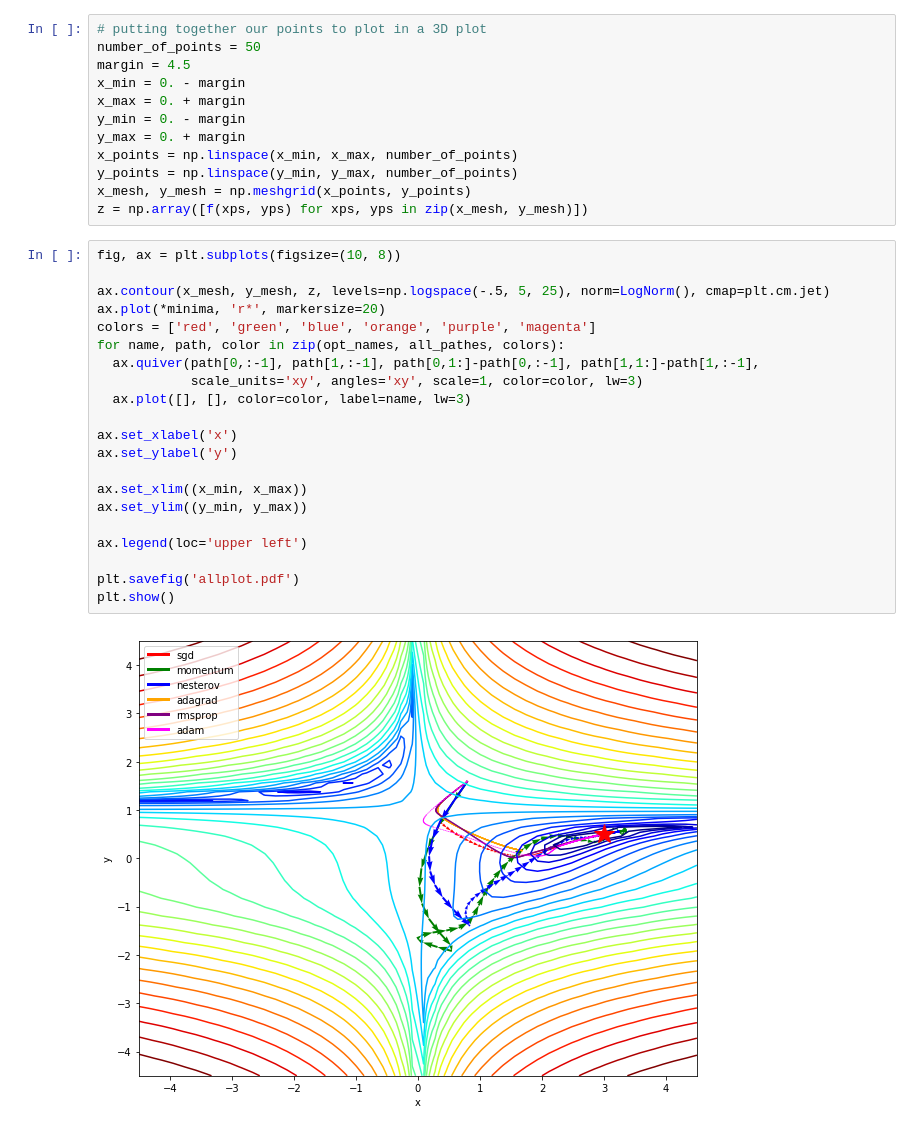
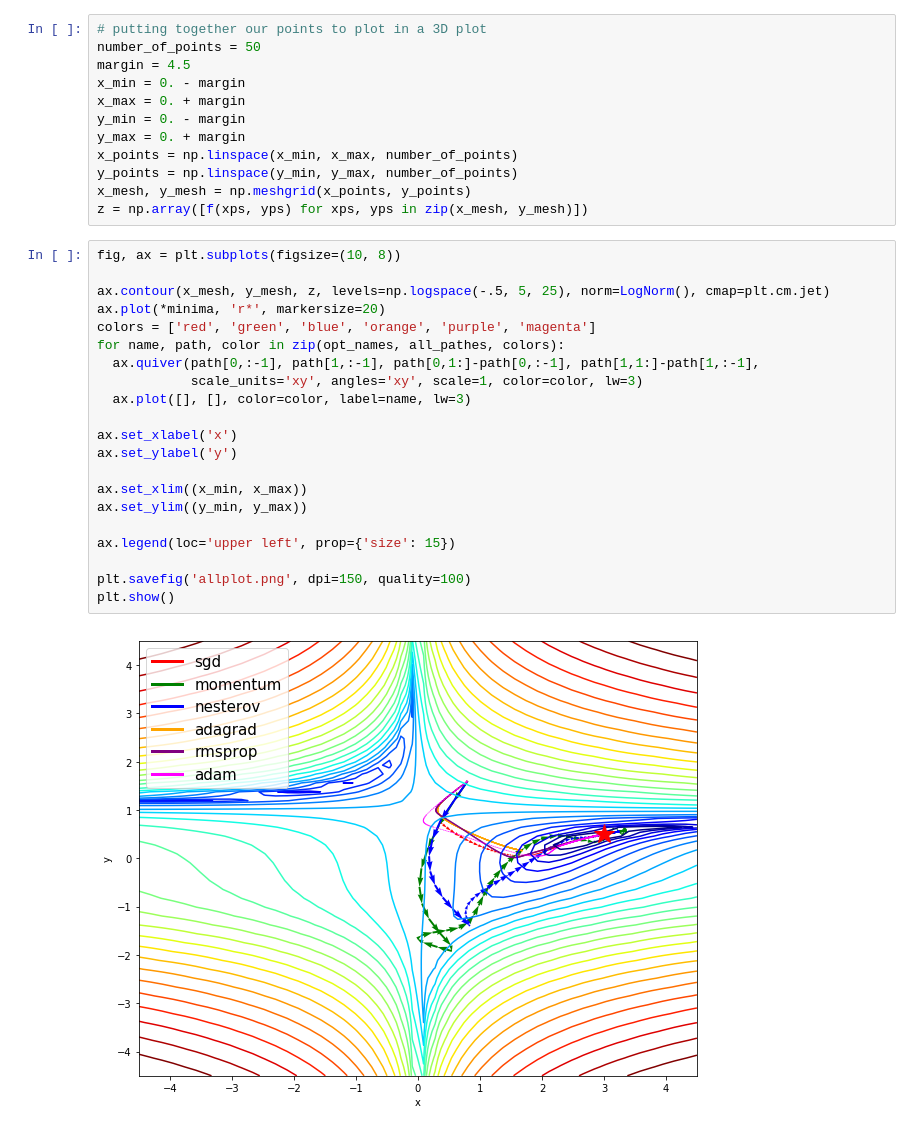
Before and after one commit to ilguyi/optimizers.numpy, a Jupyter notebook: optimizer.tf.all.opt.plot.ipynb, the cells around one changed output. Saved outputs shown, nothing was run; the diff lists cells and outputs as text.

Commit message:
change README typo and optimizer.tf.plot legend size

```diff
--- a/optimizer.tf.all.opt.plot.ipynb
+++ b/optimizer.tf.all.opt.plot.ipynb
@@ -108,23 +108,23 @@ z = np.array([f(xps, yps) for xps, yps in zip(x_mesh, y_mesh)])
 # %%
 fig, ax = plt.subplots(figsize=(10, 8))
 
 ax.contour(x_mesh, y_mesh, z, levels=np.logspace(-.5, 5, 25), norm=LogNorm(), cmap=plt.cm.jet)
 ax.plot(*minima, 'r*', markersize=20)
 colors = ['red', 'green', 'blue', 'orange', 'purple', 'magenta']
 for name, path, color in zip(opt_names, all_pathes, colors):
   ax.quiver(path[0,:-1], path[1,:-1], path[0,1:]-path[0,:-1], path[1,1:]-path[1,:-1],
             scale_units='xy', angles='xy', scale=1, color=color, lw=3)
   ax.plot([], [], color=color, label=name, lw=3)
 
 ax.set_xlabel('x')
 ax.set_ylabel('y')
 
 ax.set_xlim((x_min, x_max))
 ax.set_ylim((y_min, y_max))
 
-ax.legend(loc='upper left')
+ax.legend(loc='upper left', prop={'size': 15})
 
-plt.savefig('allplot.pdf')
+plt.savefig('allplot.png', dpi=150, quality=100)
 plt.show()
 # %% [output]
-[figure, old version]
+[figure, new version]
```
Also changed, not shown: 2 other files.
